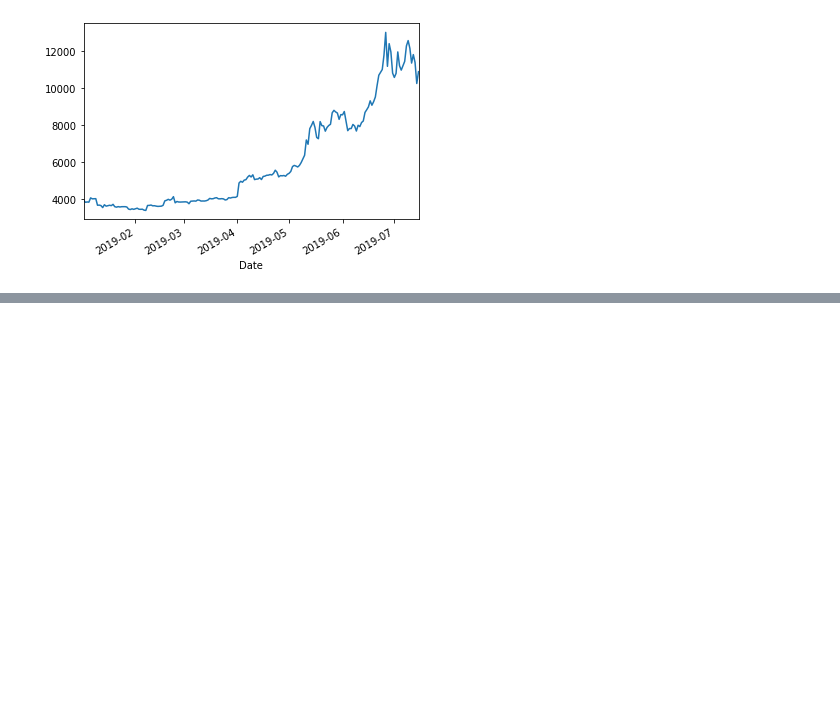
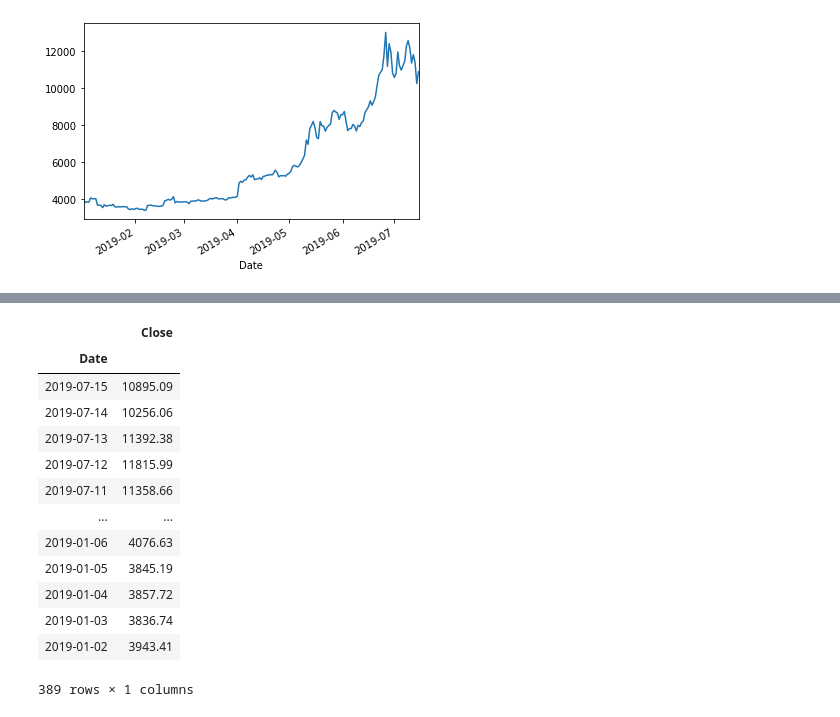
Before and after one commit to DhanushkaAbeyratne/Bitcoin-Price-Prediction---ARIMA, a Jupyter notebook: BTC-ARIMA.ipynb, the cells around one changed output, grey strips where cells are left out. Saved outputs shown, nothing was run; the diff lists cells and outputs as text; code cells hidden in the pictures; blank space fills up the shorter version.

```diff
--- a/BTC-ARIMA.ipynb
+++ b/BTC-ARIMA.ipynb
@@ -37,0 +53,17 @@ sns.pairplot(df_bitcoin)
+# %%
+df_bitcoin_test
+# %% [output]
+|  | Close |
+| Date |  |
+| 2019-07-15 | 10895.09 |
+| 2019-07-14 | 10256.06 |
+| 2019-07-13 | 11392.38 |
+| 2019-07-12 | 11815.99 |
+| 2019-07-11 | 11358.66 |
+| ... | ... |
+| 2019-01-06 | 4076.63 |
+| 2019-01-05 | 3845.19 |
+| 2019-01-04 | 3857.72 |
+| 2019-01-03 | 3836.74 |
+| 2019-01-02 | 3943.41 |
+389 rows × 1 columns
```
Also changed, not shown: parts of 11 cells of this notebook.
